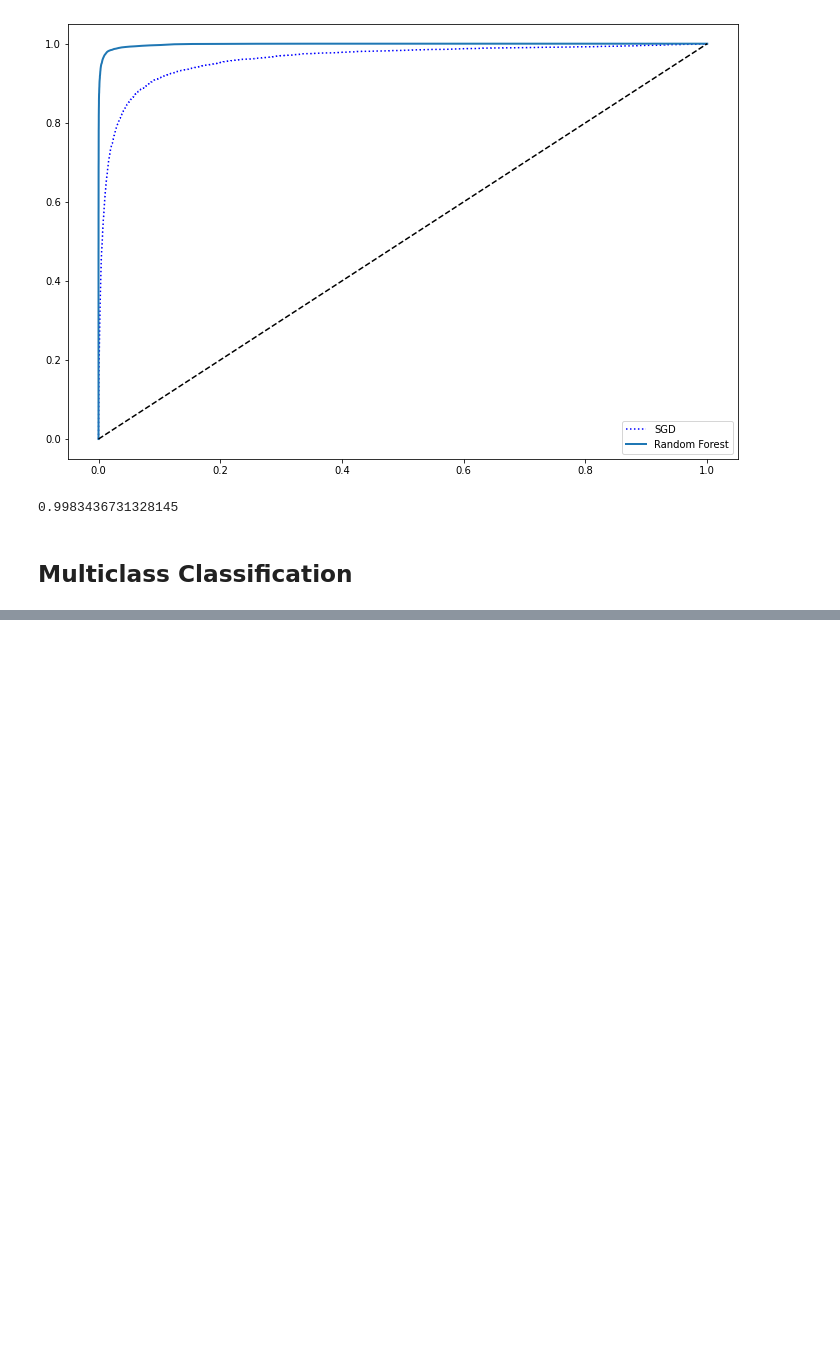
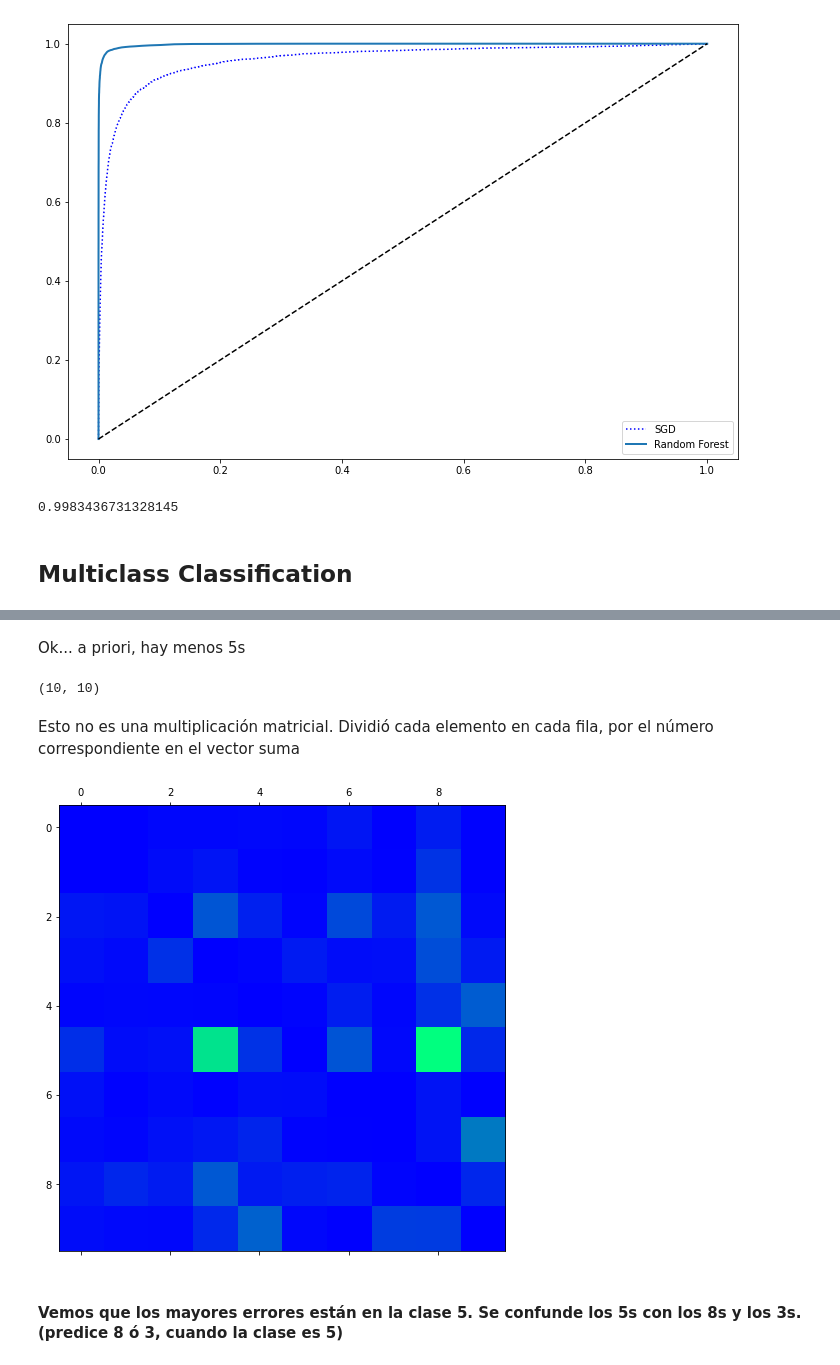
Before and after one commit to panza238/Hands_On_ML, a Jupyter notebook: ch03/chapter_03.ipynb, the cells around one changed output, grey strips where cells are left out. Drawn from its saved outputs; the diff is of its cells as text; code cells hidden in the pictures; blank space fills up the shorter version.

```diff
--- a/ch03/chapter_03.ipynb
+++ b/ch03/chapter_03.ipynb
@@ -297,0 +392,2 @@ roc_auc_score(y_train_5, y_scores_forest)
+# %%
+row_sums = multi_conf_mx.sum(axis=1, keepdims=True)  # Esto suma por fila. Recordar que las filas son las actual classes. las columnas son las predicted classes
@@ -297,0 +407,21 @@ roc_auc_score(y_train_5, y_scores_forest)
+# %% [markdown]
+Ok... a priori, hay menos 5s
+# %%
+norm_conf_mx = multi_conf_mx / row_sums  # Acá estoy dividiendo la matriz por un vector (el vector de sumas!). PERO NO ES UNA DIVISIÓN (MULTIPLICACIÓN) MATRICIAL!
+# %%
+norm_conf_mx.shape
+# %% [output]
+(10, 10)
+# %% [markdown]
+Esto no es una multiplicación matricial. Dividió cada elemento en cada fila, por el número correspondiente en el vector suma
+# %%
+# Lleno la diagonal con 0s, para visualizar únicamente los errores.
+np.fill_diagonal(norm_conf_mx, 0)
+
+plt.figure(figsize=(8, 8))
+plt.matshow(norm_conf_mx, cmap=plt.cm.winter, fignum=1)
+plt.show()
+# %% [output]
+[figure, added]
+# %% [markdown]
+#### Vemos que los mayores errores están en la clase 5. Se confunde los 5s con los 8s y los 3s. (predice 8 ó 3, cuando la clase es 5)
```
Also changed, not shown: parts of 29 cells of this notebook.
